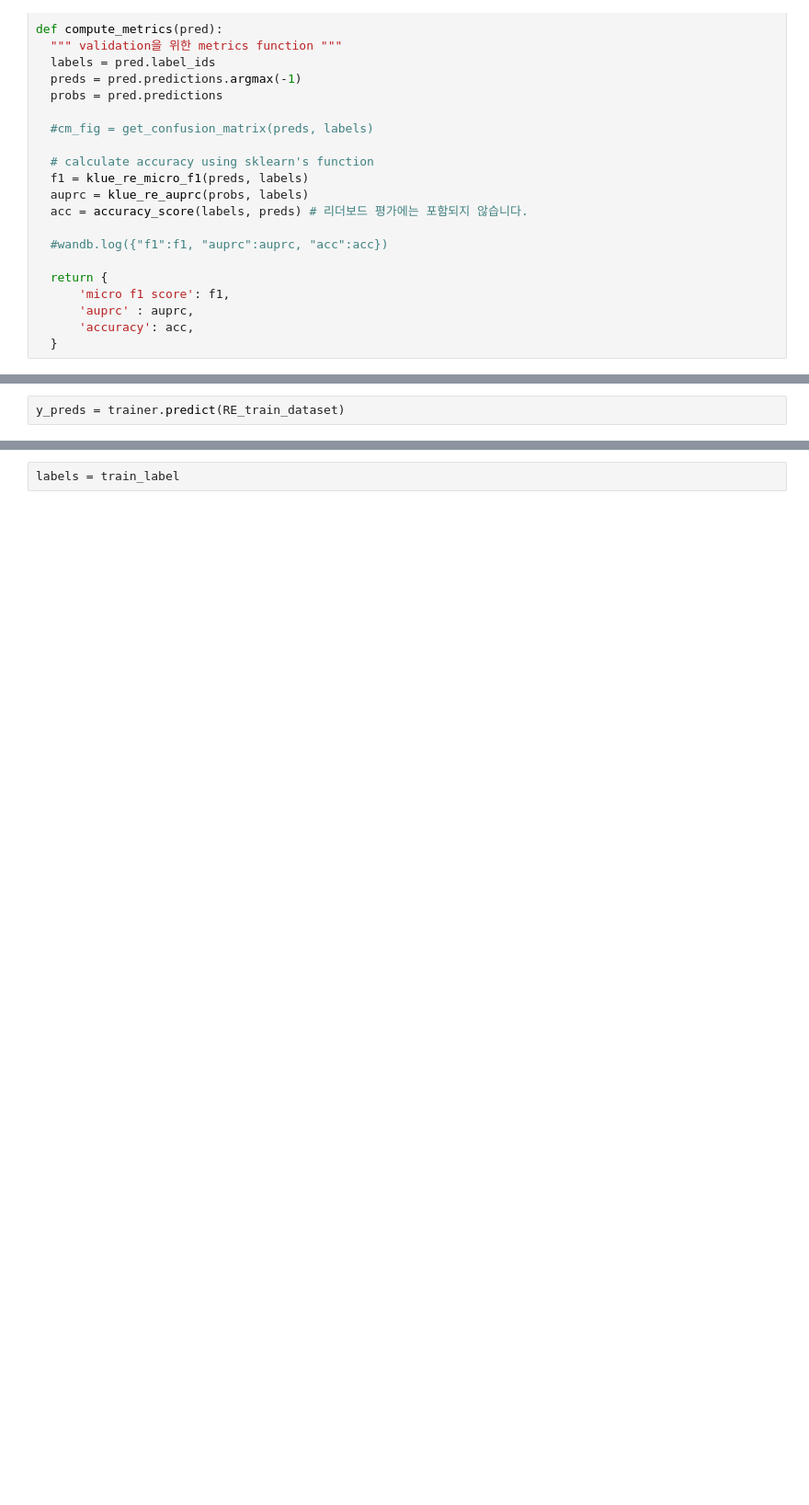
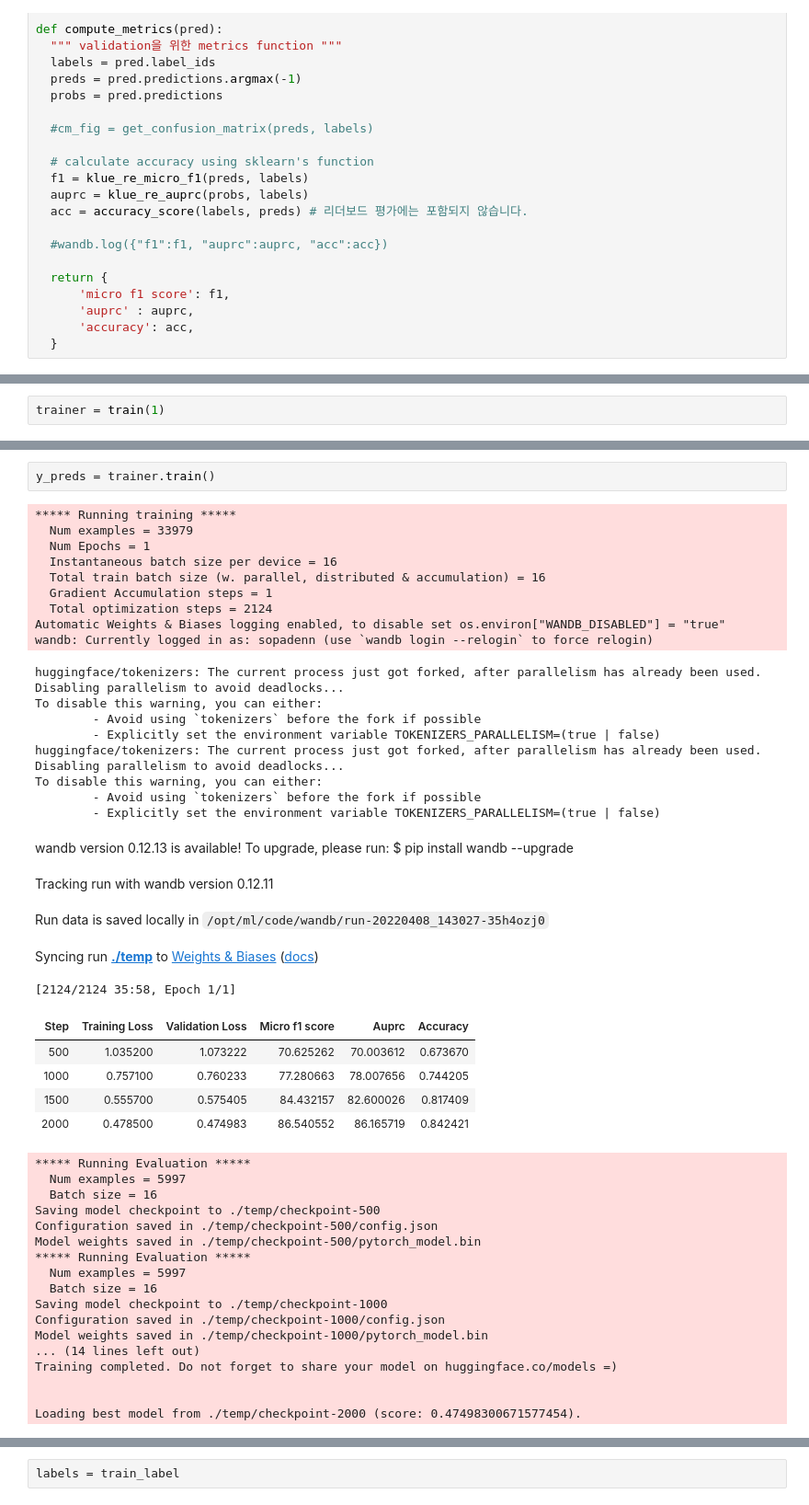
Before and after one commit to boostcampaitech3/level2-klue-level2-nlp-06, a Jupyter notebook: cm_eda.ipynb, the cells around one changed output, grey strips where cells are left out. Shown at 92% size. Cells and saved outputs as stored; diff of their text form; blank space fills up the shorter version.

```diff
--- a/cm_eda.ipynb
+++ b/cm_eda.ipynb
@@ -220,0 +208,2 @@ Loading best model from ./temp/checkpoint-2000 (score: 88.63244176013805).
+# %%
+trainer = train(1)
@@ -221,2 +223,47 @@ Loading best model from ./temp/checkpoint-2000 (score: 88.63244176013805).
 # %%
-y_preds = trainer.predict(RE_train_dataset)
+y_preds = trainer.train()
+# %% [output]
+***** Running training *****
+  Num examples = 33979
+  Num Epochs = 1
+  Instantaneous batch size per device = 16
+  Total train batch size (w. parallel, distributed & accumulation) = 16
+  Gradient Accumulation steps = 1
+  Total optimization steps = 2124
+Automatic Weights & Biases logging enabled, to disable set os.environ["WANDB_DISABLED"] = "true"
+wandb: Currently logged in as: sopadenn (use `wandb login --relogin` to force relogin)
+huggingface/tokenizers: The current process just got forked, after parallelism has already been used. Disabling parallelism to avoid deadlocks...
+To disable this warning, you can either:
+        - Avoid using `tokenizers` before the fork if possible
+        - Explicitly set the environment variable TOKENIZERS_PARALLELISM=(true | false)
+huggingface/tokenizers: The current process just got forked, after parallelism has already been used. Disabling parallelism to avoid deadlocks...
+To disable this warning, you can either:
+        - Avoid using `tokenizers` before the fork if possible
+        - Explicitly set the environment variable TOKENIZERS_PARALLELISM=(true | false)
+wandb version 0.12.13 is available! To upgrade, please run: $ pip install wandb --upgrade
+Tracking run with wandb version 0.12.11
+Run data is saved locally in /opt/ml/code/wandb/run-20220408_143027-35h4ozj0
+Syncing run ./temp to Weights & Biases (docs)
+[2124/2124 35:58, Epoch 1/1]
+| Step | Training Loss | Validation Loss | Micro f1 score | Auprc | Accuracy |
+| 500 | 1.035200 | 1.073222 | 70.625262 | 70.003612 | 0.673670 |
+| 1000 | 0.757100 | 0.760233 | 77.280663 | 78.007656 | 0.744205 |
+| 1500 | 0.555700 | 0.575405 | 84.432157 | 82.600026 | 0.817409 |
+| 2000 | 0.478500 | 0.474983 | 86.540552 | 86.165719 | 0.842421 |
+***** Running Evaluation *****
+  Num examples = 5997
+  Batch size = 16
+Saving model checkpoint to ./temp/checkpoint-500
+Configuration saved in ./temp/checkpoint-500/config.json
+Model weights saved in ./temp/checkpoint-500/pytorch_model.bin
+***** Running Evaluation *****
+  Num examples = 5997
+  Batch size = 16
+Saving model checkpoint to ./temp/checkpoint-1000
+Configuration saved in ./temp/checkpoint-1000/config.json
+Model weights saved in ./temp/checkpoint-1000/pytorch_model.bin
+... (14 lines left out)
+Training completed. Do not forget to share your model on huggingface.co/models =)
+
+
+Loading best model from ./temp/checkpoint-2000 (score: 0.47498300671577454).
```
Also changed, not shown: parts of 39 cells of this notebook.
